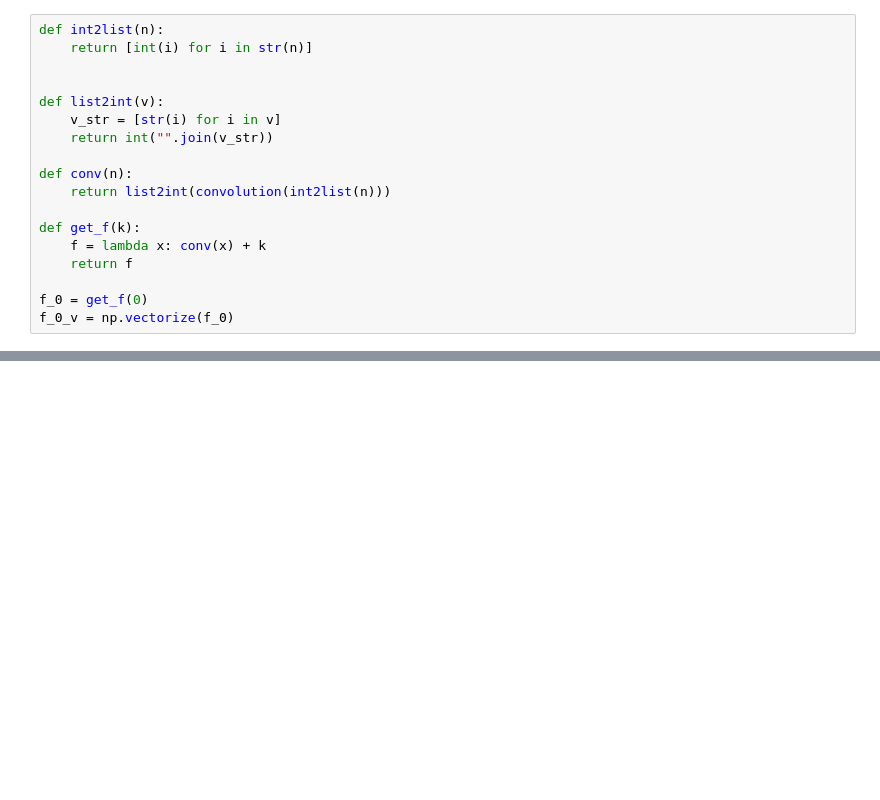
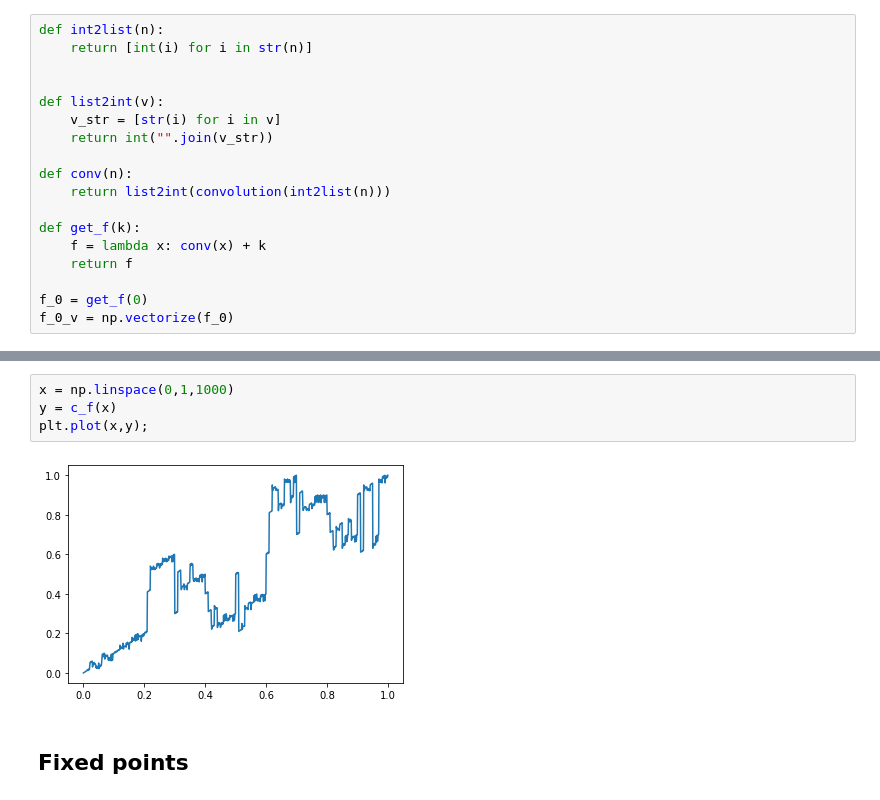
Before and after one commit to felipessalvatore/it, a Jupyter notebook: notebooks/tiles_murals_numbers.ipynb, the cells around one changed output, grey strips where cells are left out. Drawn from its saved outputs; the diff is of its cells as text; blank space fills up the shorter version.

```diff
--- a/notebooks/tiles_murals_numbers.ipynb
+++ b/notebooks/tiles_murals_numbers.ipynb
@@ -249,0 +233,8 @@ plt.plot(x,y);
+# %%
+x = np.linspace(0,1,1000)
+y = c_f(x)
+plt.plot(x,y);
+# %% [output]
+[figure, added]
+# %% [markdown]
+## Fixed points
```
Also changed, not shown: parts of 15 cells of this notebook.
